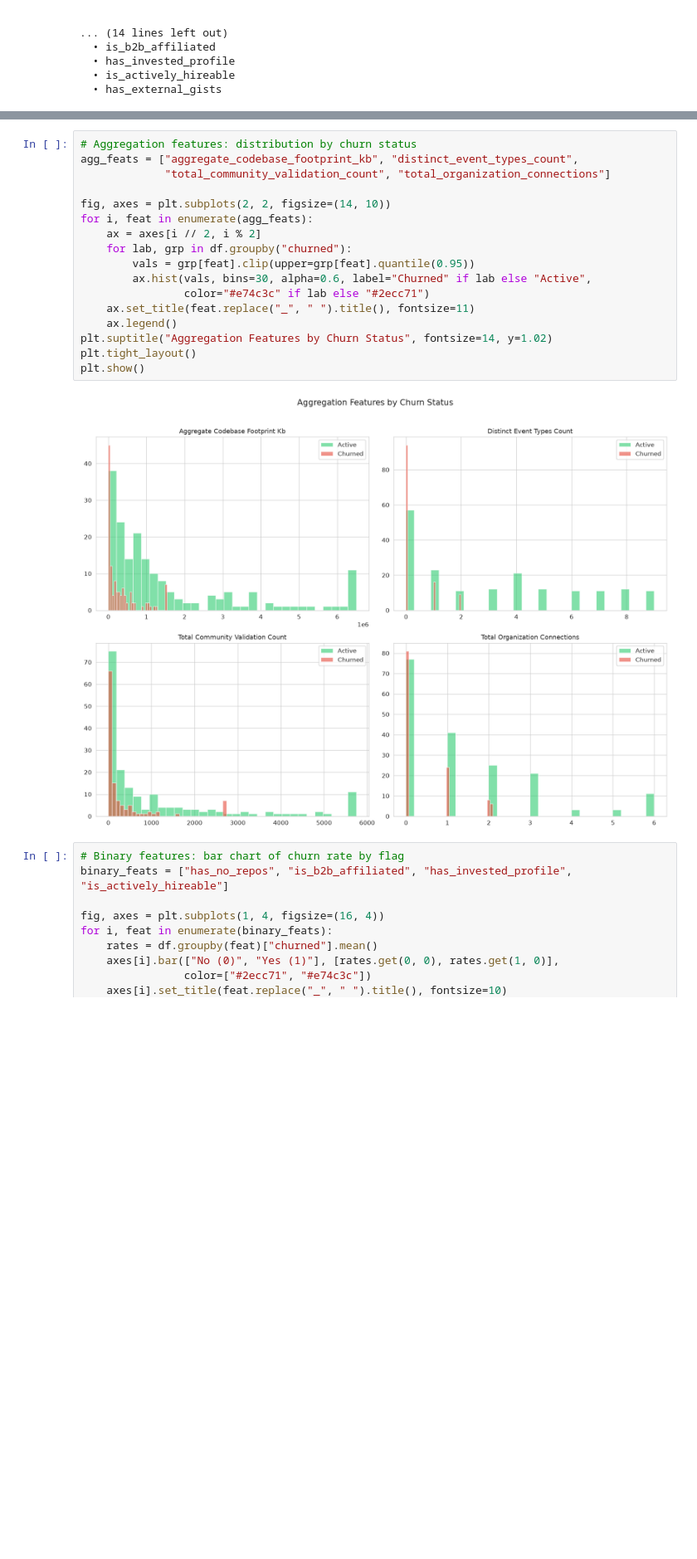
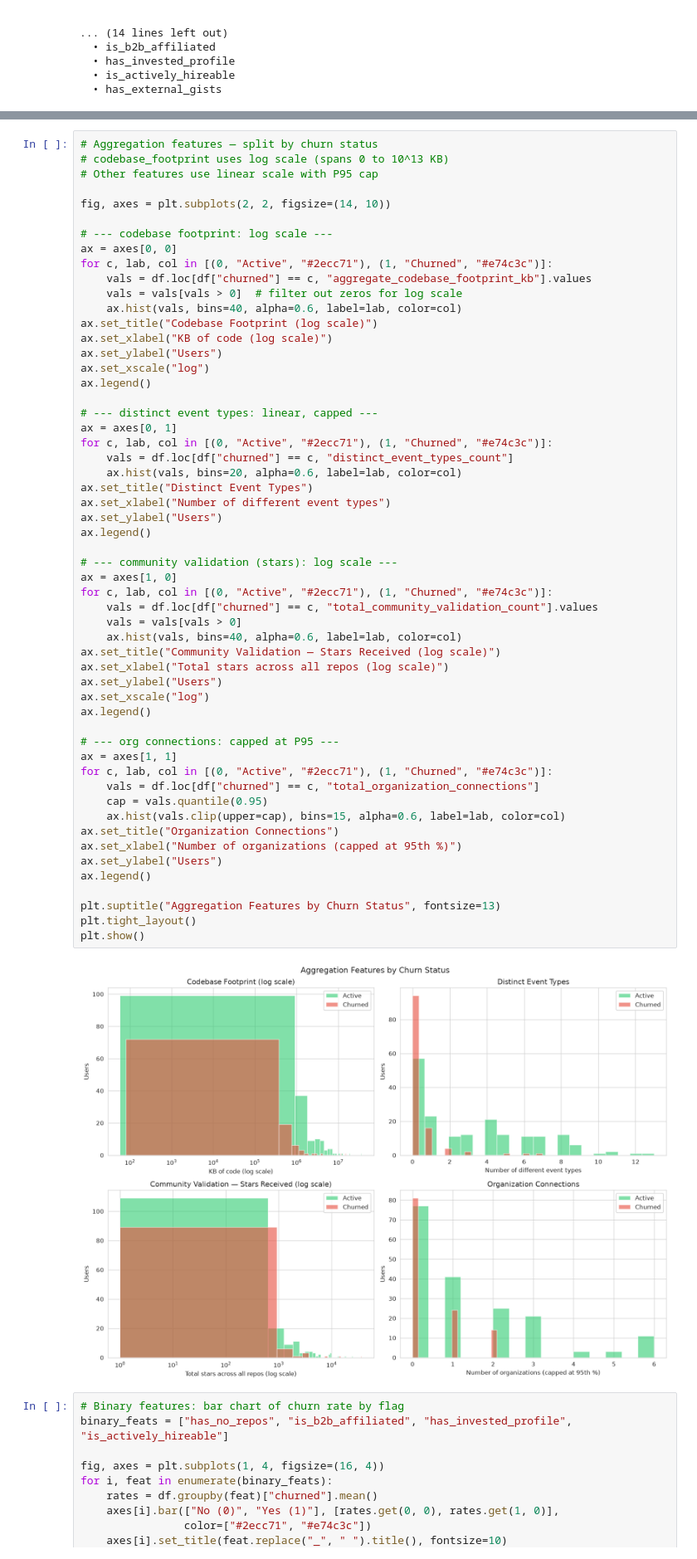
Before and after one commit to ramjavii/churn-predictor, a Jupyter notebook: notebooks/churn_analysis.ipynb, the cells around one changed output, grey strips where cells are left out. Shown at 83% size. Cells and saved outputs as stored; diff of their text form; blank space fills up the shorter version.

```diff
--- a/notebooks/churn_analysis.ipynb
+++ b/notebooks/churn_analysis.ipynb
@@ -199,22 +229,60 @@ plt.show()
 # %%
-# Aggregation features: distribution by churn status
-agg_feats = ["aggregate_codebase_footprint_kb", "distinct_event_types_count",
-             "total_community_validation_count", "total_organization_connections"]
+# Aggregation features — split by churn status
+# codebase_footprint uses log scale (spans 0 to 10^13 KB)
+# Other features use linear scale with P95 cap
 
 fig, axes = plt.subplots(2, 2, figsize=(14, 10))
-for i, feat in enumerate(agg_feats):
-    ax = axes[i // 2, i % 2]
-    for lab, grp in df.groupby("churned"):
-        vals = grp[feat].clip(upper=grp[feat].quantile(0.95))
-        ax.hist(vals, bins=30, alpha=0.6, label="Churned" if lab else "Active",
-                color="#e74c3c" if lab else "#2ecc71")
-    ax.set_title(feat.replace("_", " ").title(), fontsize=11)
-    ax.legend()
-plt.suptitle("Aggregation Features by Churn Status", fontsize=14, y=1.02)
+
+# --- codebase footprint: log scale ---
+ax = axes[0, 0]
+for c, lab, col in [(0, "Active", "#2ecc71"), (1, "Churned", "#e74c3c")]:
+    vals = df.loc[df["churned"] == c, "aggregate_codebase_footprint_kb"].values
+    vals = vals[vals > 0]  # filter out zeros for log scale
+    ax.hist(vals, bins=40, alpha=0.6, label=lab, color=col)
+ax.set_title("Codebase Footprint (log scale)")
+ax.set_xlabel("KB of code (log scale)")
+ax.set_ylabel("Users")
+ax.set_xscale("log")
+ax.legend()
+
+# --- distinct event types: linear, capped ---
+ax = axes[0, 1]
+for c, lab, col in [(0, "Active", "#2ecc71"), (1, "Churned", "#e74c3c")]:
+    vals = df.loc[df["churned"] == c, "distinct_event_types_count"]
+    ax.hist(vals, bins=20, alpha=0.6, label=lab, color=col)
+ax.set_title("Distinct Event Types")
+ax.set_xlabel("Number of different event types")
+ax.set_ylabel("Users")
+ax.legend()
+
+# --- community validation (stars): log scale ---
+ax = axes[1, 0]
+for c, lab, col in [(0, "Active", "#2ecc71"), (1, "Churned", "#e74c3c")]:
+    vals = df.loc[df["churned"] == c, "total_community_validation_count"].values
+    vals = vals[vals > 0]
+    ax.hist(vals, bins=40, alpha=0.6, label=lab, color=col)
+ax.set_title("Community Validation — Stars Received (log scale)")
+ax.set_xlabel("Total stars across all repos (log scale)")
+ax.set_ylabel("Users")
+ax.set_xscale("log")
+ax.legend()
+
+# --- org connections: capped at P95 ---
+ax = axes[1, 1]
+for c, lab, col in [(0, "Active", "#2ecc71"), (1, "Churned", "#e74c3c")]:
+    vals = df.loc[df["churned"] == c, "total_organization_connections"]
+    cap = vals.quantile(0.95)
+    ax.hist(vals.clip(upper=cap), bins=15, alpha=0.6, label=lab, color=col)
+ax.set_title("Organization Connections")
+ax.set_xlabel("Number of organizations (capped at 95th %)")
+ax.set_ylabel("Users")
+ax.legend()
+
+plt.suptitle("Aggregation Features by Churn Status", fontsize=13)
 plt.tight_layout()
 plt.show()
 # %% [output]
-[figure, old version]
+[figure, new version]
 # %%
 # Binary features: bar chart of churn rate by flag
 binary_feats = ["has_no_repos", "is_b2b_affiliated", "has_invested_profile", "is_actively_hireable"]
```
Also changed, not shown: parts of 4 cells of this notebook.
